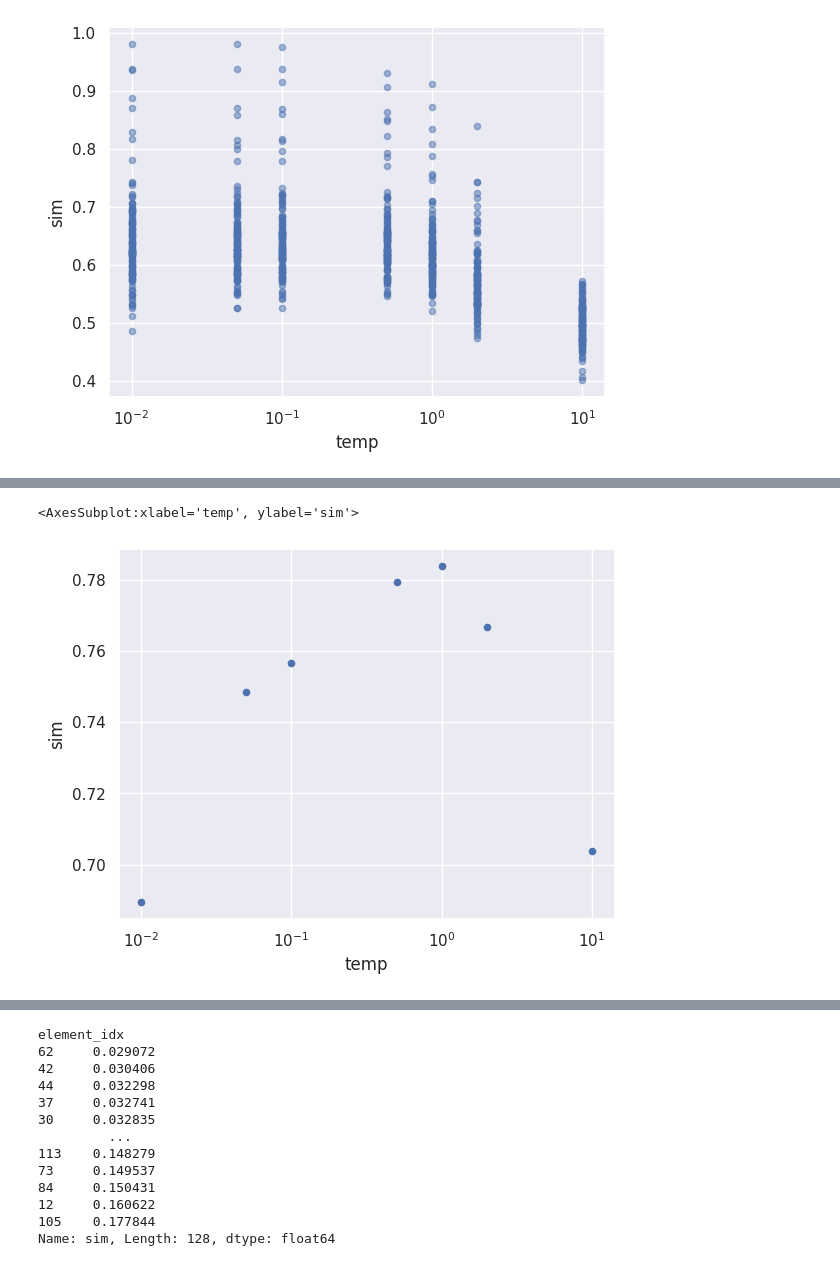
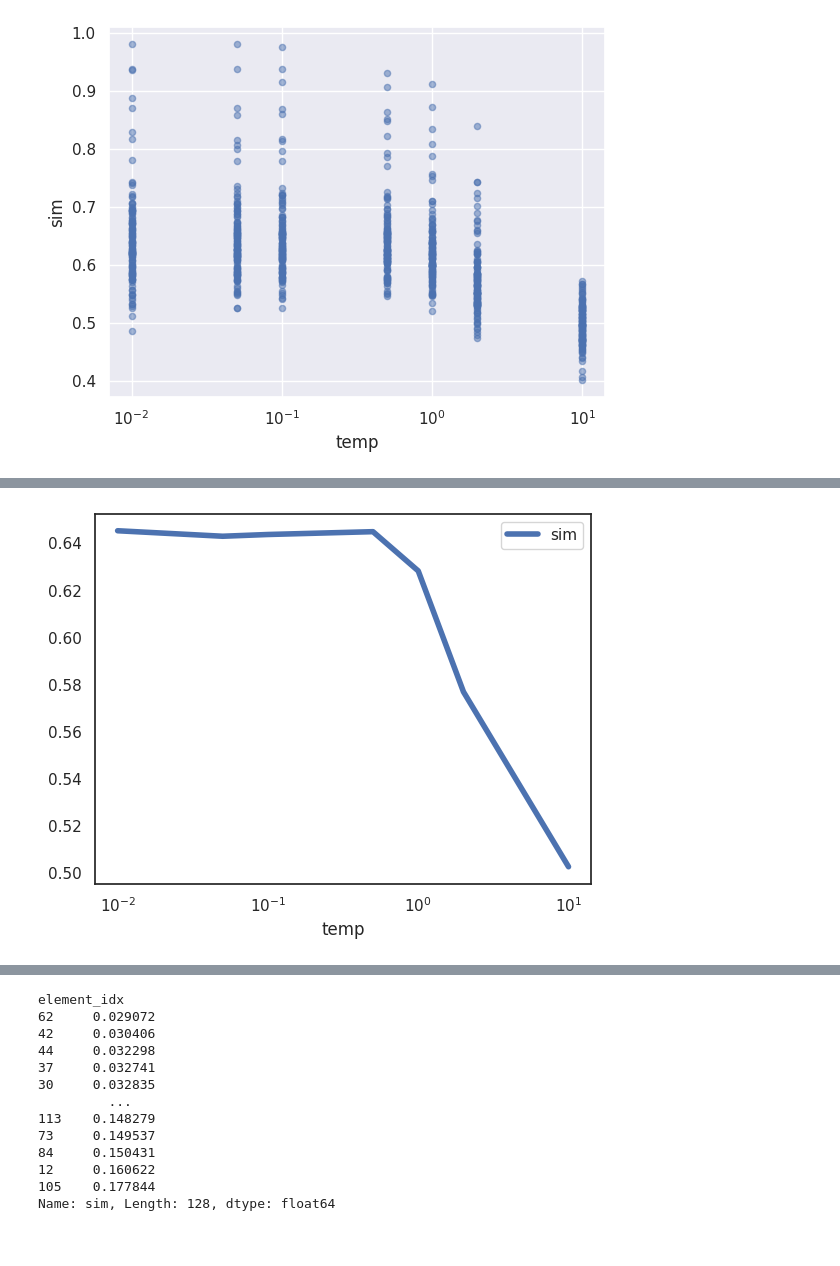
Before and after one commit to jxmorris12/vec2text, a Jupyter notebook: notebooks/2023-03-21 Similarities across sampling.ipynb, the cells around one changed output, grey strips where cells are left out. Drawn from its saved outputs; the diff is of its cells as text; code cells hidden in the pictures.

```diff
--- a/notebooks/2023-03-21 Similarities across sampling.ipynb
+++ b/notebooks/2023-03-21 Similarities across sampling.ipynb
@@ -236,5 +236,6 @@ WARNING:matplotlib.axes._axes:*c* argument looks like a single numeric RGB or RG
 <AxesSubplot:xlabel='temp', ylabel='sim'>
 [figure]
 # %%
-df[["element_idx", "sim", "temp"]].groupby(["element_idx", "temp"]).max().reset_index().groupby("temp").mean().reset_index().plot(kind="scatter", x="temp", y="sim", logx=True)
+sns.set(style="white")
+df[["element_idx", "sim", "temp"]].groupby(["element_idx", "temp"]).mean().reset_index().groupby("temp").mean().reset_index().plot(kind="line", x="temp", y="sim", logx=True, lw=4)
 # %% [output]
@@ -242,2 +243 @@ WARNING:matplotlib.axes._axes:*c* argument looks like a single numeric RGB or RG
-<AxesSubplot:xlabel='temp', ylabel='sim'>
-[figure, old version]
+[figure, new version]
```
Also changed, not shown: parts of 2 cells of this notebook, 12 other files.
